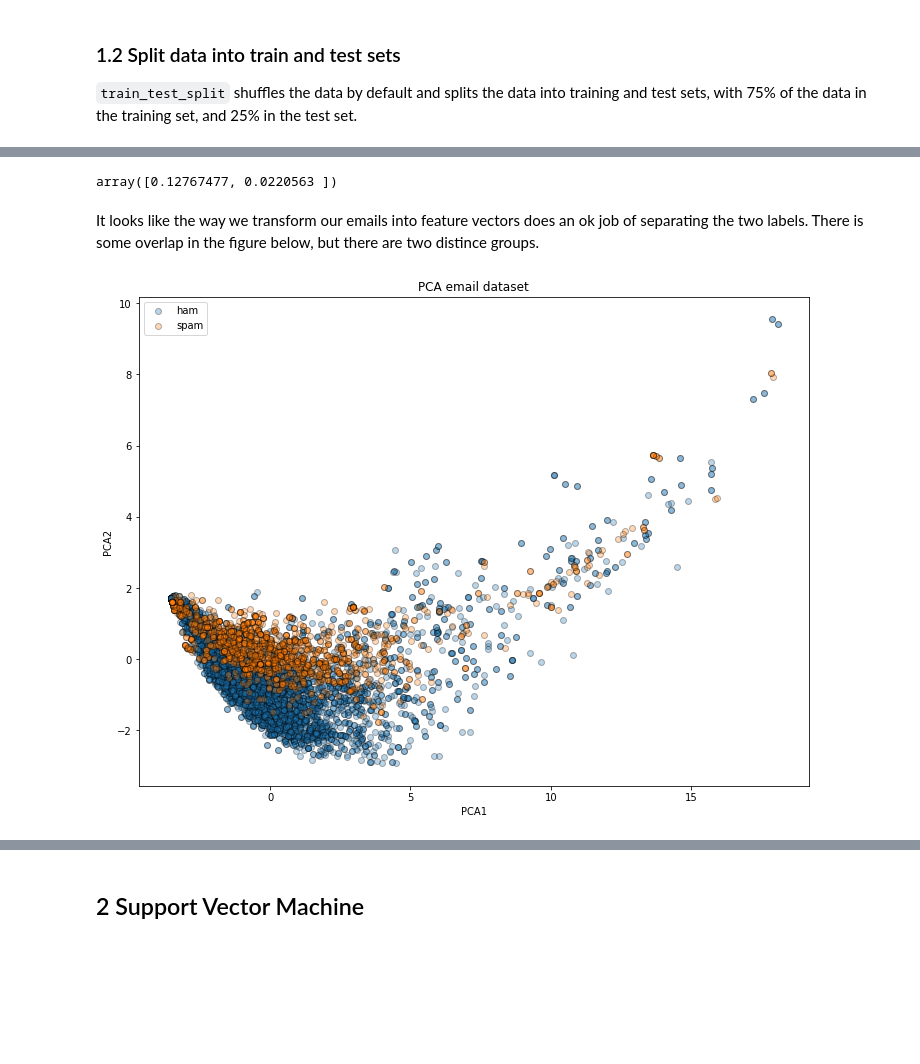
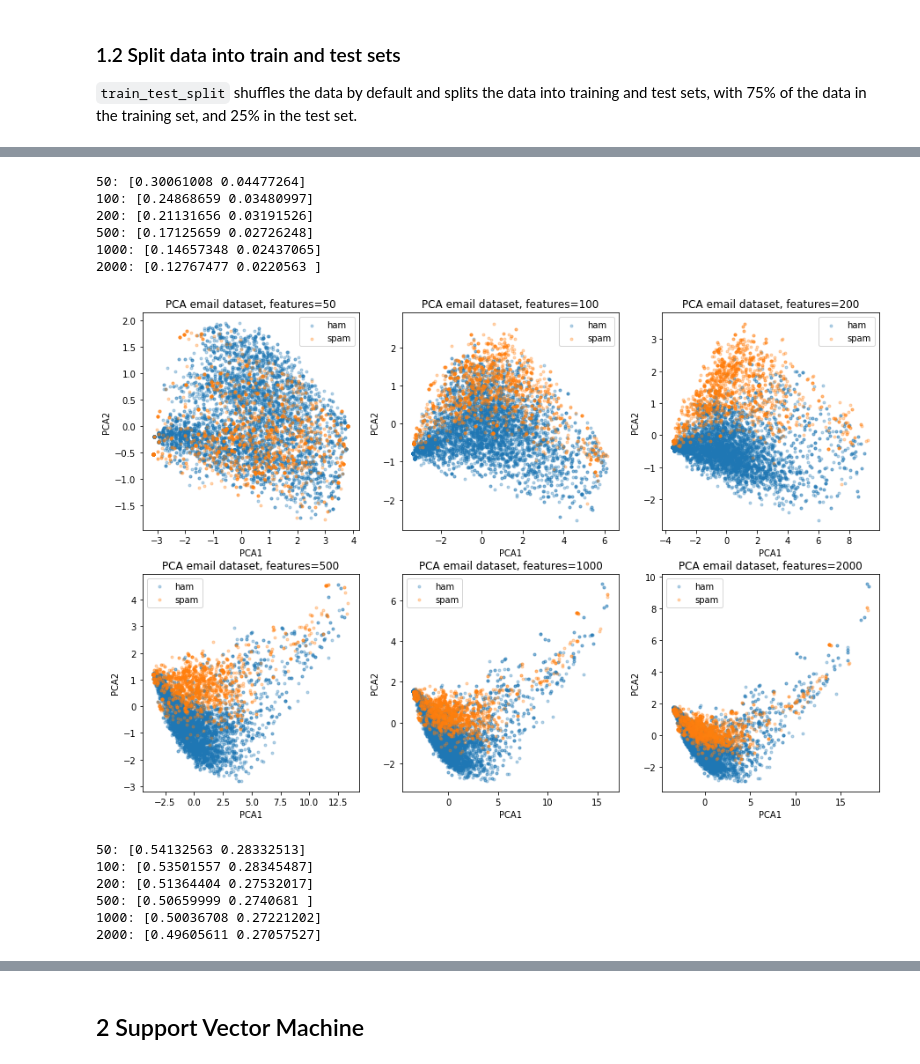
Before and after one commit to wesbarnett/spam-or-ham, a Jupyter notebook: Spam or Ham.ipynb, the cells around one changed output, grey strips where cells are left out. Saved outputs shown, nothing was run; the diff lists cells and outputs as text; code cells hidden in the pictures; blank space fills up the shorter version.

Commit message:
update with more PCA images and explanation

```diff
--- a/Spam or Ham.ipynb
+++ b/Spam or Ham.ipynb
@@ -138,22 +136,49 @@ X_train_vect = vect.fit_transform(X_train)
 # %%
 from sklearn.decomposition import PCA
-
-pca = PCA(n_components=2)
-X_train_pca = pca.fit_transform(X_train_vect.toarray())
-# %%
-pca.explained_variance_ratio_
-# %% [output]
-array([0.12767477, 0.0220563 ])
-# %% [markdown]
-It looks like the way we transform our emails into feature vectors does an ok job of separating the two labels. There is some overlap in the figure below, but there are two distince groups.
 # %%
-for i, target_name in zip([0, 1], emails.target_names):
-    plt.scatter(X_train_pca[y_train == i, 0], X_train_pca[y_train == i, 1], alpha=.3, lw=1, label=target_name, marker='o',
-               edgecolor='black')
-plt.legend(loc='best', shadow=False, scatterpoints=1)
-plt.title('PCA email dataset')
-plt.xlabel('PCA1')
-plt.ylabel('PCA2')
-plt.show()
+def plot_pca(a, X, y, target_names):
+    for i, target_name in zip([0, 1], target_names):
+        a.scatter(X[y == i, 0], X[y == i, 1], alpha=.3, lw=1, label=target_name, marker='.')
+    a.legend(loc='best', shadow=False, scatterpoints=1)
+    a.set_xlabel('PCA1')
+    a.set_ylabel('PCA2')
-# %% [output]
-[figure, removed]
+# %%
+X_train_pca = {}
+features = [50, 100, 200, 500, 1000, 2000]
+for i in features:
+    vect = CountVectorizer(decode_error='ignore', binary=True, analyzer=stemmed_words, max_features=i)
+    X_train_vect = vect.fit_transform(X_train)
+    pca = PCA(n_components=2)
+    X_train_pca[i] = pca.fit_transform(X_train_vect.toarray())
+    print("{0}: {1}".format(i, pca.explained_variance_ratio_))
+# %% [output]
+50: [0.30061008 0.04477264]
+100: [0.24868659 0.03480997]
+200: [0.21131656 0.03191526]
+500: [0.17125659 0.02726248]
+1000: [0.14657348 0.02437065]
+2000: [0.12767477 0.0220563 ]
+# %%
+fig, ax = plt.subplots(2, 3, figsize=(15,10))
+for a, j in zip(ax.ravel(), features):
+    plot_pca(a, X_train_pca[j], y_train, emails.target_names)
+    a.set_title('PCA email dataset, features={0}'.format(j))
+plt.show()
+# %% [output]
+[figure, added]
+# %%
+X_train_pca = {}
+features = [50, 100, 200, 500, 1000, 2000]
+for i in features:
+    vect = CountVectorizer(decode_error='ignore', binary=False, analyzer=stemmed_words, max_features=i)
+    X_train_vect = vect.fit_transform(X_train)
+    pca = PCA(n_components=2)
+    X_train_pca[i] = pca.fit_transform(X_train_vect.toarray())
+    print("{0}: {1}".format(i, pca.explained_variance_ratio_))
+# %% [output]
+50: [0.54132563 0.28332513]
+100: [0.53501557 0.28345487]
+200: [0.51364404 0.27532017]
+500: [0.50659999 0.2740681 ]
+1000: [0.50036708 0.27221202]
+2000: [0.49605611 0.27057527]
```
Also changed, not shown: parts of 5 cells of this notebook.
